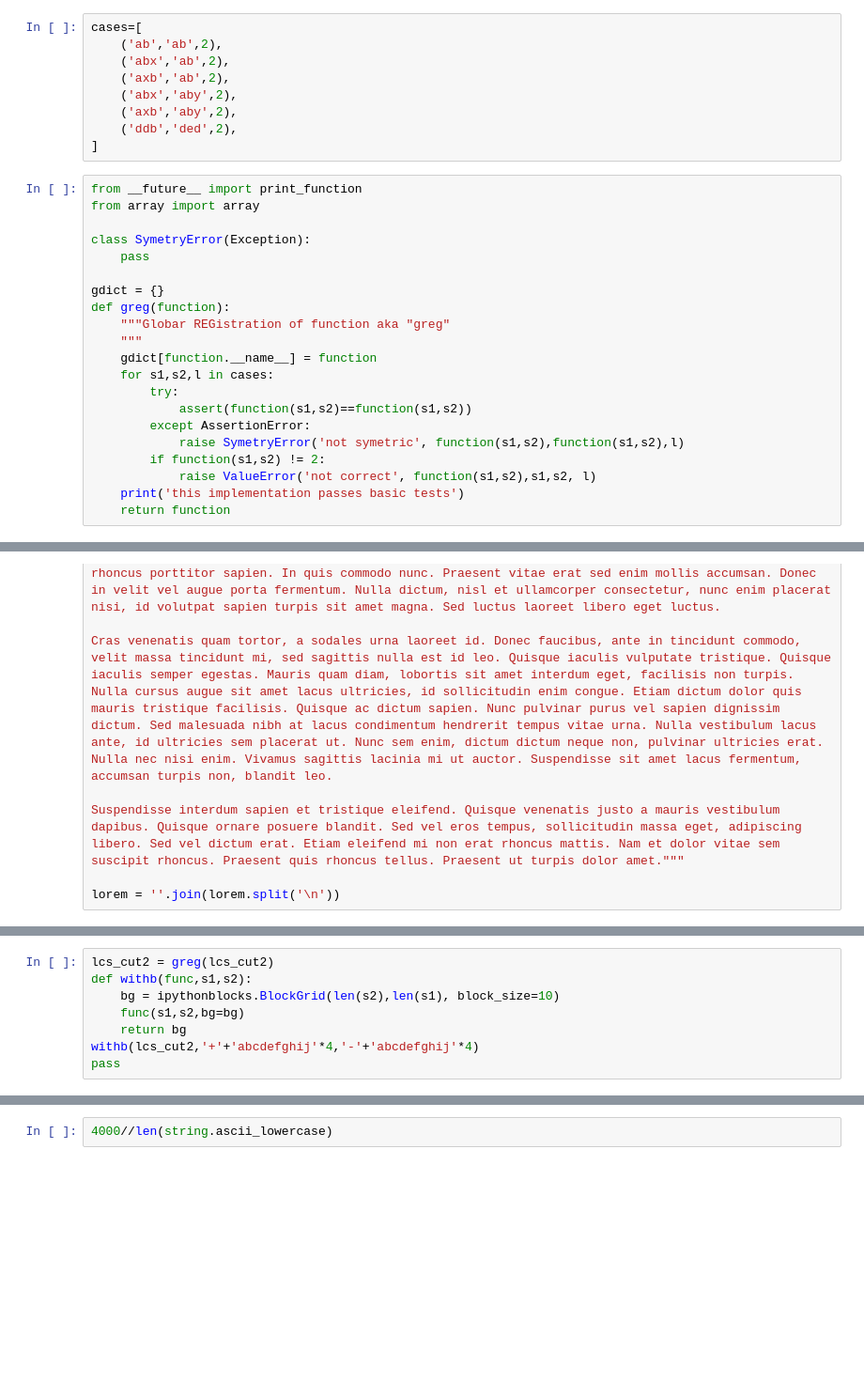
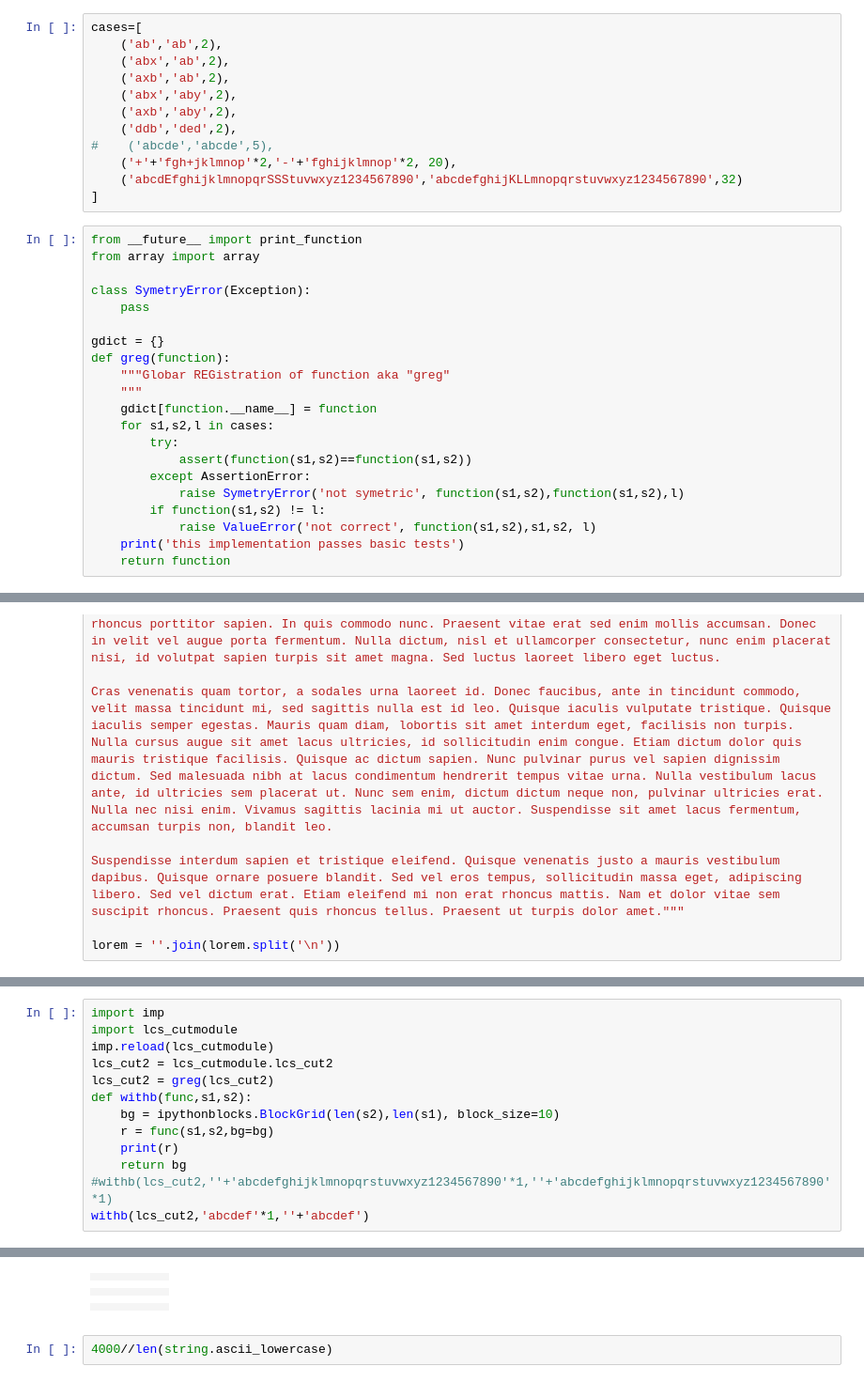
Before and after one commit to Carreau/difflib2.py, a Jupyter notebook: examples/difflib2.ipynb, the cells around one changed output, grey strips where cells are left out. Shown: that part at 94% size. Saved outputs shown, nothing was run; the diff lists cells and outputs as text; blank space fills up the shorter version.

```diff
--- a/examples/difflib2.ipynb
+++ b/examples/difflib2.ipynb
@@ -27,6 +27,9 @@ cases=[
     ('abx','aby',2),
     ('axb','aby',2),
     ('ddb','ded',2),
+#    ('abcde','abcde',5),
+    ('+'+'fgh+jklmnop'*2,'-'+'fghijklmnop'*2, 20),
+    ('abcdEfghijklmnopqrSSStuvwxyz1234567890','abcdefghijKLLmnopqrstuvwxyz1234567890',32)
 ]
 # %%
 from __future__ import print_function
@@ -45,7 +48,7 @@ def greg(function):
             assert(function(s1,s2)==function(s1,s2))
         except AssertionError:
             raise SymetryError('not symetric', function(s1,s2),function(s1,s2),l)
-        if function(s1,s2) != 2:
+        if function(s1,s2) != l:
             raise ValueError('not correct', function(s1,s2),s1,s2, l)
     print('this implementation passes basic tests')
     return function
@@ -342,9 +370,14 @@ lcs_cut2 = lcs_cutmodule.lcs_cut2
 # %%
+import imp
+import lcs_cutmodule
+imp.reload(lcs_cutmodule)
+lcs_cut2 = lcs_cutmodule.lcs_cut2
 lcs_cut2 = greg(lcs_cut2)
 def withb(func,s1,s2):
     bg = ipythonblocks.BlockGrid(len(s2),len(s1), block_size=10)
-    func(s1,s2,bg=bg)
+    r = func(s1,s2,bg=bg)
+    print(r)
     return bg
-withb(lcs_cut2,'+'+'abcdefghij'*4,'-'+'abcdefghij'*4)
-pass
+#withb(lcs_cut2,''+'abcdefghijklmnopqrstuvwxyz1234567890'*1,''+'abcdefghijklmnopqrstuvwxyz1234567890'*1)
+withb(lcs_cut2,'abcdef'*1,''+'abcdef')
 # %% [output]
@@ -352,3 +401,9 @@ this implementation passes basic tests
+|  |  |  |  |  |  |
+|  |  |  |  |  |  |
+|  |  |  |  |  |  |
+|  |  |  |  |  |  |
+|  |  |  |  |  |  |
+|  |  |  |  |  |  |
 # %%
 4000//len(string.ascii_lowercase)
 # %% [output]
```
Also changed, not shown: parts of 8 cells of this notebook.
